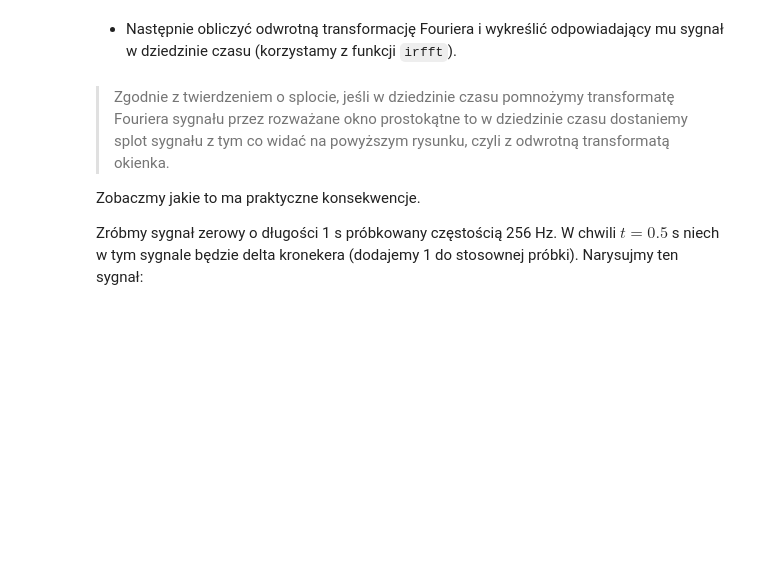
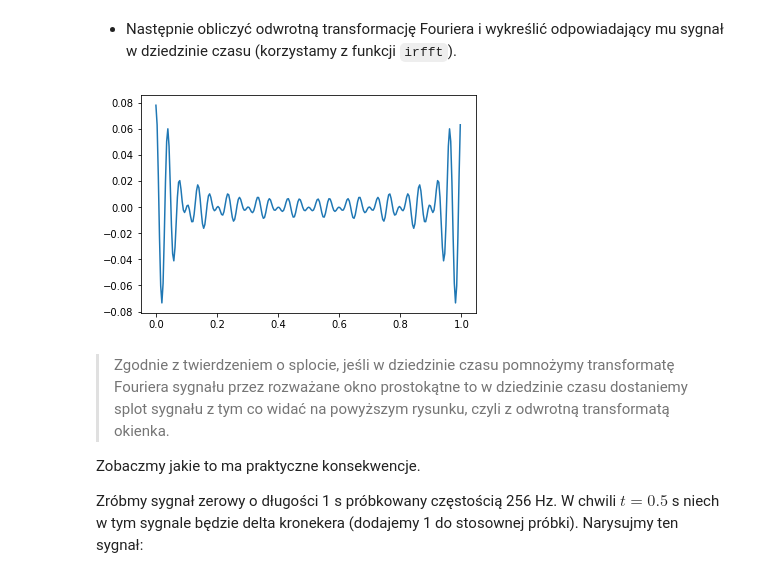
Before and after one commit to PPierzc/Analiza-Sygna-w, a Jupyter notebook: 5/05_okienkowanie_student.ipynb, the cells around one changed output. Saved outputs shown, nothing was run; the diff lists cells and outputs as text; code cells hidden in the pictures; blank space fills up the shorter version.

```diff
--- a/5/05_okienkowanie_student.ipynb
+++ b/5/05_okienkowanie_student.ipynb
@@ -204,10 +231,12 @@ plt.show()
 # %% [markdown]
 * Następnie obliczyć odwrotną transformację Fouriera i wykreślić odpowiadający mu sygnał w dziedzinie czasu (korzystamy z funkcji `irfft`).
 # %%
-s_prost = ...
-t = ...
+s_prost = fft.irfft(S_prost)
+t = np.arange(0,1, 1/len(s_prost))
 plt.plot(t,s_prost)
 plt.show()
+# %% [output]
+[figure, added]
 # %% [markdown]
 >Zgodnie z twierdzeniem o splocie, jeśli w dziedzinie czasu pomnożymy transformatę Fouriera sygnału przez rozważane okno prostokątne to w dziedzinie czasu dostaniemy splot sygnału z tym co widać na powyższym rysunku, czyli z odwrotną transformatą okienka.
 
```
Also changed, not shown: parts of 18 cells of this notebook.
